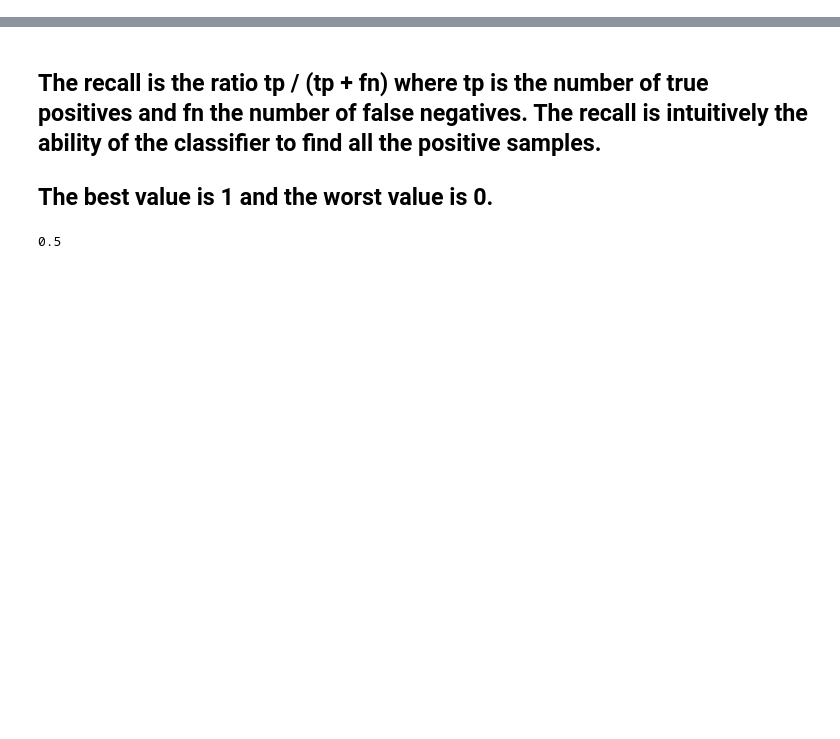
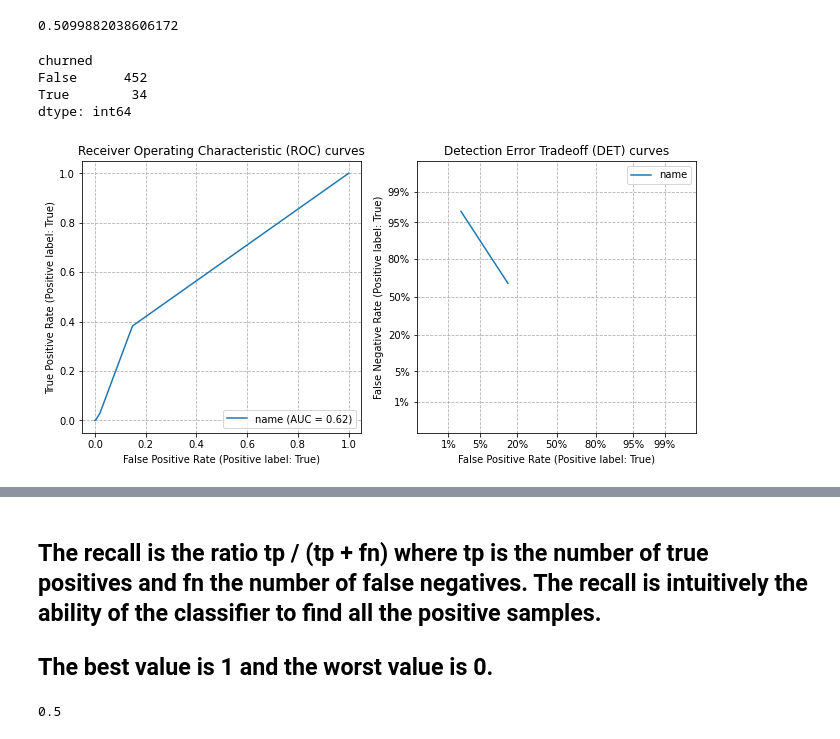
Before and after one commit to MathieuGuarino/FinalProjectIronHack, a Jupyter notebook: machine learning.ipynb, the cells around one changed output, grey strips where cells are left out. Cells and saved outputs as stored; diff of their text form; code cells hidden in the pictures; blank space fills up the shorter version.

```diff
--- a/machine learning.ipynb
+++ b/machine learning.ipynb
@@ -89 +160,30 @@ neigh.score(X_train, y_train)
+# %%
+F1 = 2 * (precision * recall) / (precision + recall)
+F1
+# %% [output]
+0.5099882038606172
+# %%
+y_test.value_counts()
+# %% [output]
+churned
+False      452
+True        34
+dtype: int64
+# %%
+fig, [ax_roc, ax_det] = plt.subplots(1, 2, figsize=(11, 5))
+
+plot_roc_curve(neigh, X_test, y_test, ax=ax_roc, name='name')
+plot_det_curve(neigh, X_test, y_test, ax=ax_det, name="name")
+
+
+ax_roc.set_title('Receiver Operating Characteristic (ROC) curves')
+ax_det.set_title('Detection Error Tradeoff (DET) curves')
+
+ax_roc.grid(linestyle='--')
+ax_det.grid(linestyle='--')
+
+plt.legend()
+plt.show()
+# %% [output]
+[figure, added]
 # %%
```
Also changed, not shown: parts of 50 cells of this notebook, 2 other files.
